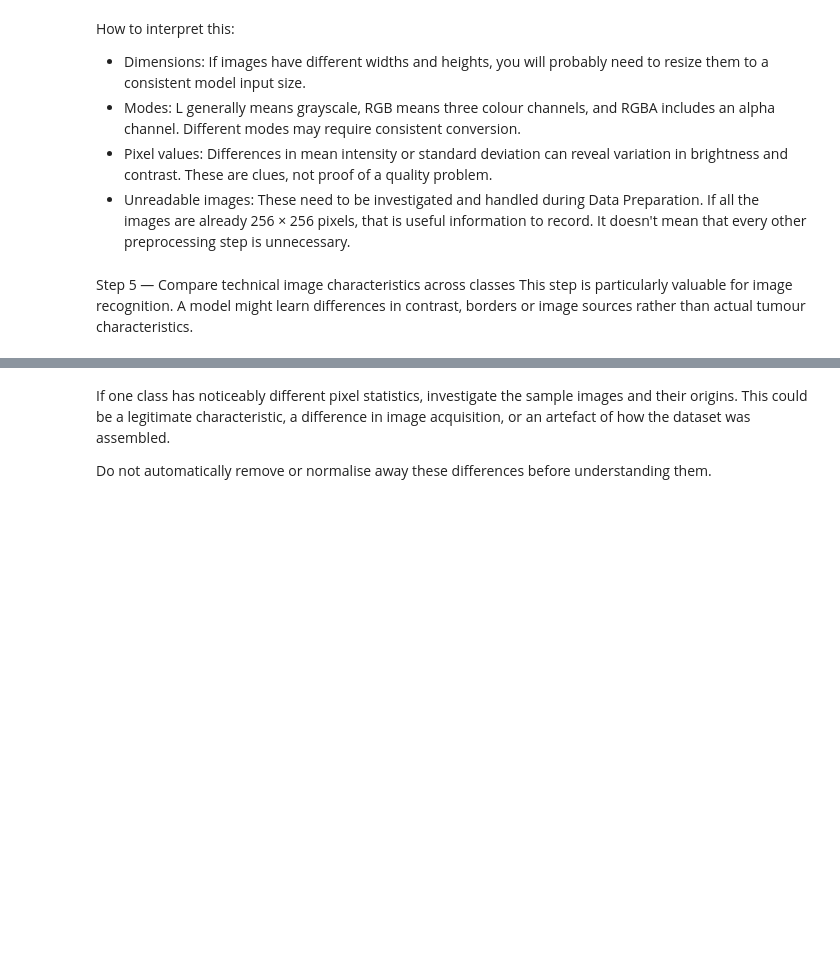
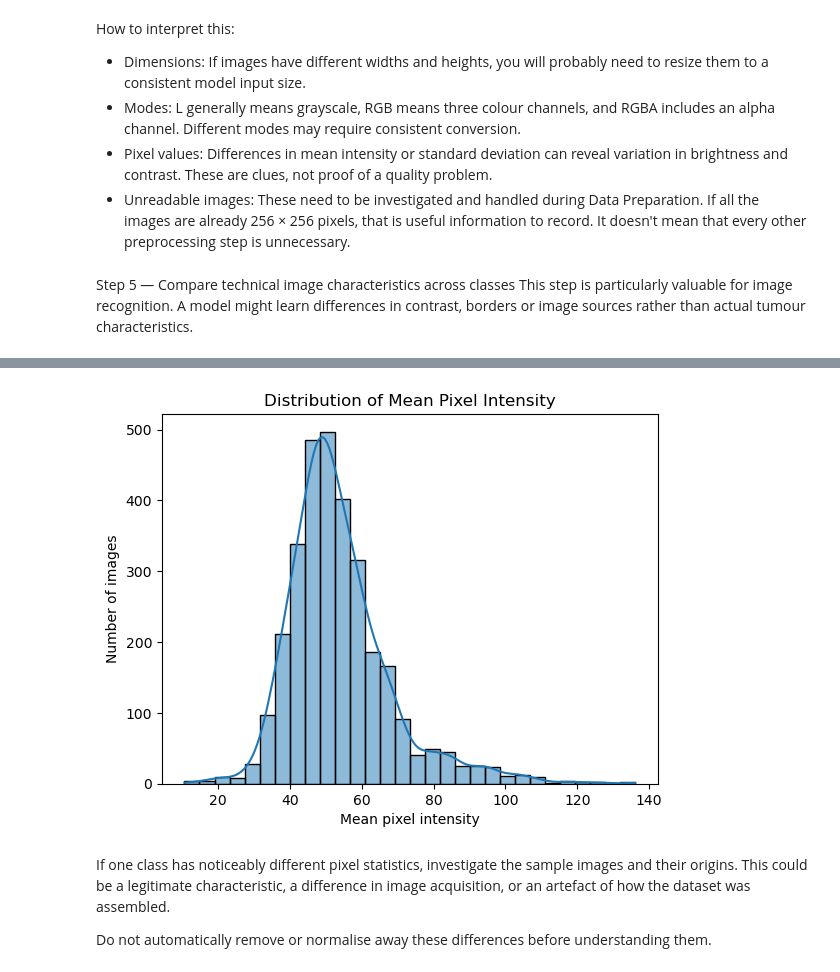
Before and after one commit to JanssenJochem/Brain-Tumor, a Jupyter notebook: brain_tumors/brain_tumors_test.ipynb, the cells around one changed output, grey strips where cells are left out. Saved outputs shown, nothing was run; the diff lists cells and outputs as text; code cells hidden in the pictures; blank space fills up the shorter version.

```diff
--- a/brain_tumors/brain_tumors_test.ipynb
+++ b/brain_tumors/brain_tumors_test.ipynb
@@ -339,3 +347,20 @@ plt.show()
+# %%
+import matplotlib.pyplot as plt
+import seaborn as sns
+
+sns.histplot(
+    data=image_df,
+    x="mean_pixel",
+    bins=30,
+    kde=True
+)
+
+plt.title("Distribution of Mean Pixel Intensity")
+plt.xlabel("Mean pixel intensity")
+plt.ylabel("Number of images")
+plt.show()
+# %% [output]
+[figure, added]
 # %% [markdown]
 If one class has noticeably different pixel statistics, investigate the sample images and their origins. This could be a legitimate characteristic, a difference in image acquisition, or an artefact of how the dataset was assembled.
 
```
Also changed, not shown: parts of 5 cells of this notebook, 1 other file.
